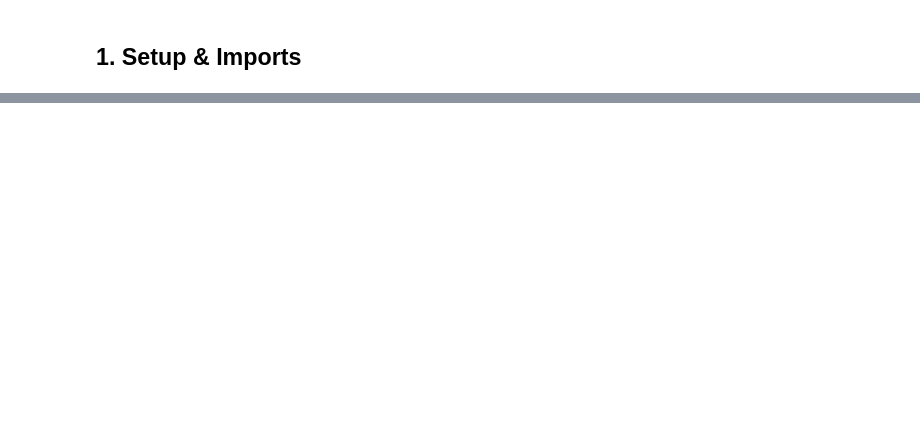
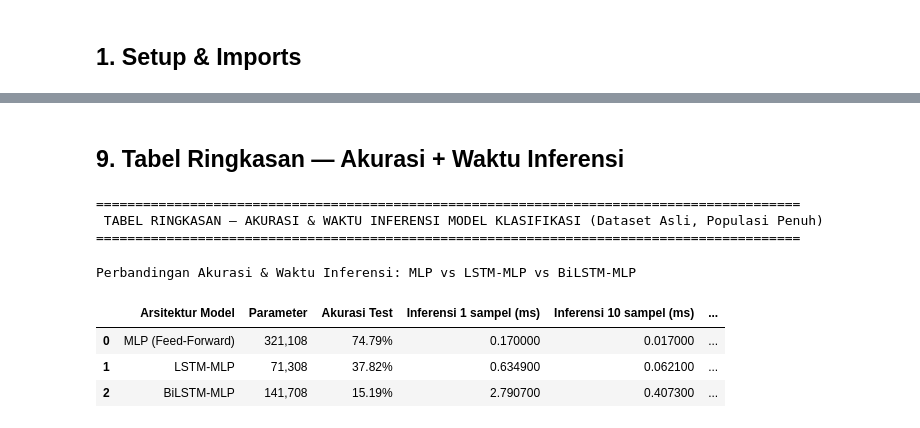
Before and after one commit to Capstone-CSU-404/capstone-ai-train, a Jupyter notebook: inference_benchmark.ipynb, the cells around one changed output, grey strips where cells are left out. Cells and saved outputs as stored; diff of their text form; code cells hidden in the pictures; blank space fills up the shorter version.

```diff
--- a/inference_benchmark.ipynb
+++ b/inference_benchmark.ipynb
@@ -490,0 +553,48 @@ TF-IDF dalam lingkungan production.
+# %% [markdown]
+## 9. Tabel Ringkasan — Akurasi + Waktu Inferensi
+# %%
+from IPython.display import display
+
+BATCH_SIZES = [1, 10, 100, X.shape[0]]  # skenario terakhir = seluruh populasi sekaligus
+batch_labels = ['1 sampel', '10 sampel', '100 sampel', f'{X.shape[0]} sampel (populasi)']
+
+model_info = [
+    ('MLP (Feed-Forward)', bm_mlp,    acc_mlp,    model_mlp.count_params()),
+    ('LSTM-MLP',           bm_lstm,   acc_lstm,   model_lstm.count_params()),
+    ('BiLSTM-MLP',         bm_bilstm, acc_bilstm, model_bilstm.count_params()),
+]
+
+rows = []
+for name, bm, acc, params in model_info:
+    row = {
+        'Arsitektur Model' : name,
+        'Parameter'        : f'{params:,}',
+        'Akurasi Test'     : f'{acc*100:.2f}%',
+    }
+    for bs, label in zip(BATCH_SIZES, batch_labels):
+        row[f'Inferensi {label} (ms)'] = bm[bs]['per_sample_ms']
+    rows.append(row)
+
+summary = pd.DataFrame(rows)
+
+print('\n' + '='*90)
+print(' TABEL RINGKASAN — AKURASI & WAKTU INFERENSI MODEL KLASIFIKASI (Dataset Asli, Populasi Penuh)')
+print('='*90)
+
+inf_cols = [c for c in summary.columns if c.startswith('Inferensi')]
+display(
+    summary.style
+    .set_caption('Perbandingan Akurasi & Waktu Inferensi: MLP vs LSTM-MLP vs BiLSTM-MLP')
+    .highlight_min(subset=inf_cols, color='#c6efce')
+    .highlight_max(subset=inf_cols, color='#ffc7ce')
+    .set_properties(**{'text-align': 'left'})
+)
+# %% [output]
+==========================================================================================
+ TABEL RINGKASAN — AKURASI & WAKTU INFERENSI MODEL KLASIFIKASI (Dataset Asli, Populasi Penuh)
+==========================================================================================
+Perbandingan Akurasi & Waktu Inferensi: MLP vs LSTM-MLP vs BiLSTM-MLP
+|  | Arsitektur Model | Parameter | Akurasi Test | Inferensi 1 sampel (ms) | Inferensi 10 sampel (ms) | ... |
+| 0 | MLP (Feed-Forward) | 321,108 | 74.79% | 0.170000 | 0.017000 | ... |
+| 1 | LSTM-MLP | 71,308 | 37.82% | 0.634900 | 0.062100 | ... |
+| 2 | BiLSTM-MLP | 141,708 | 15.19% | 2.790700 | 0.407300 | ... |
```
Also changed, not shown: parts of 48 cells of this notebook, 2 other files.
